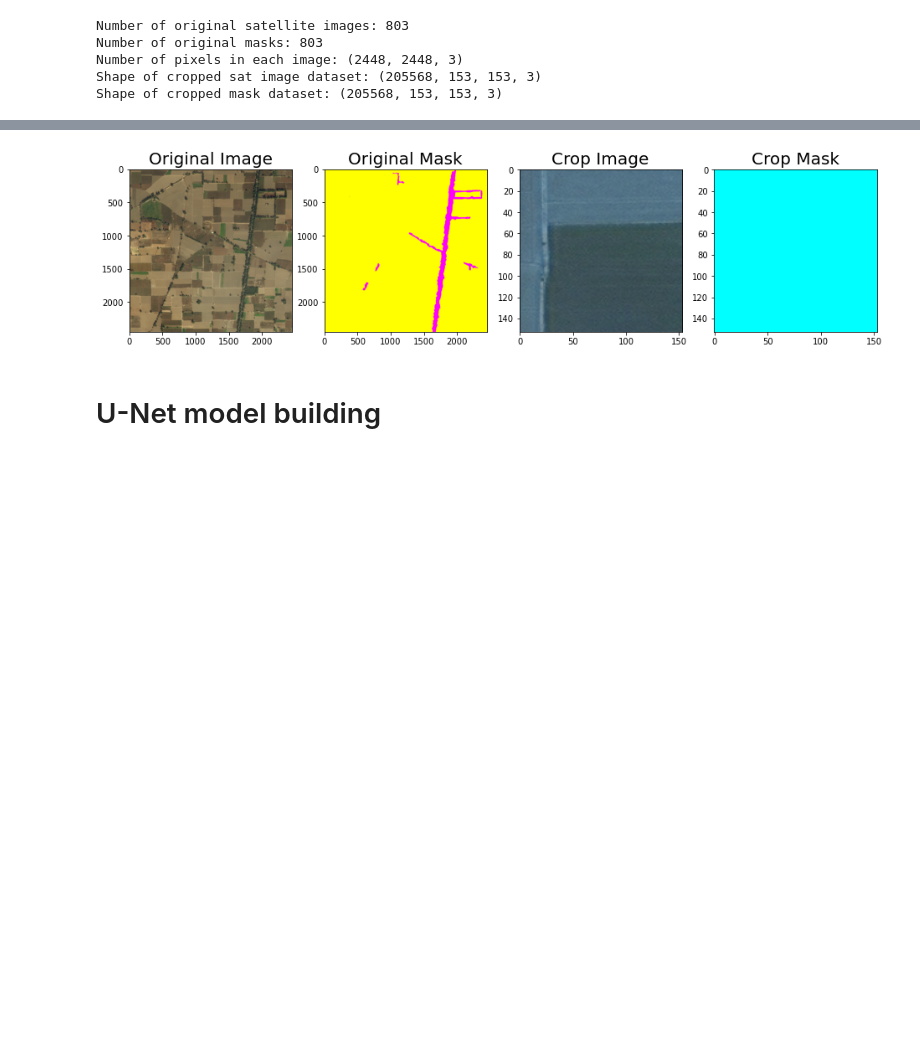
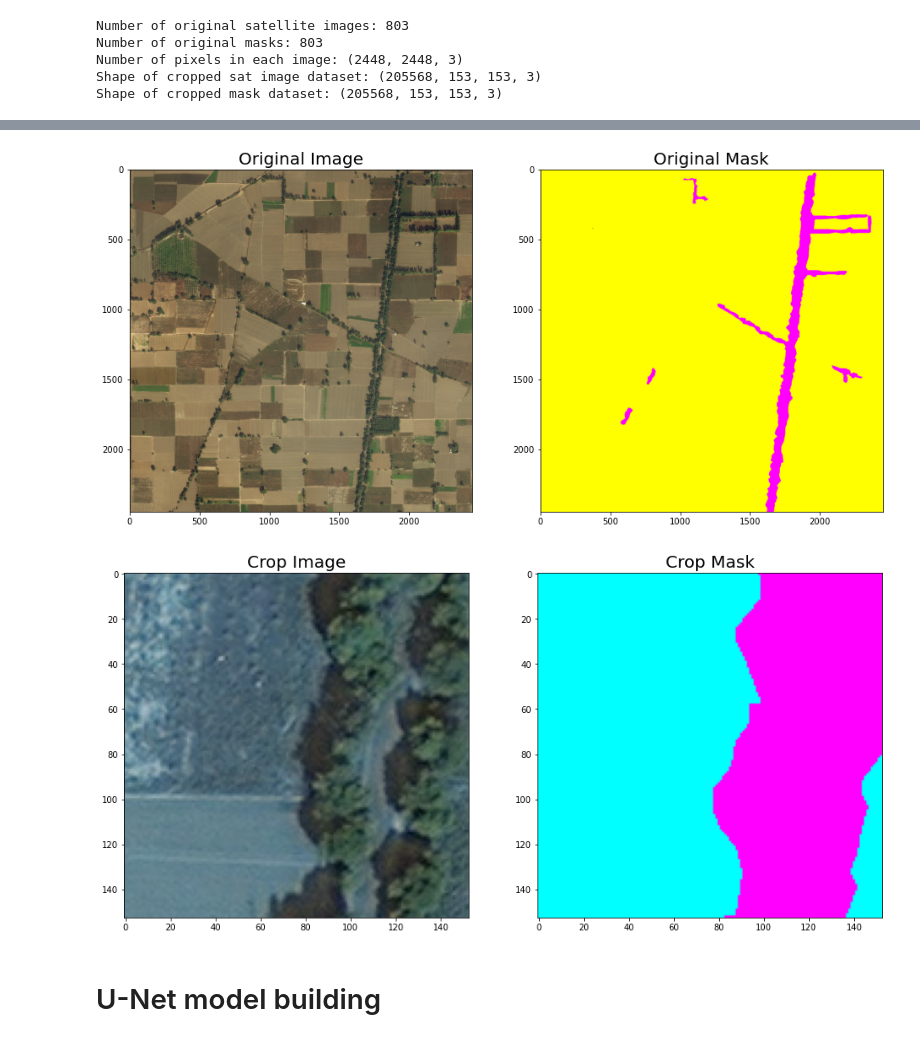
Before and after one commit to johnatawnclementawn/LandCoverSemanticSegmentation, a Jupyter notebook: landCov_semSeg.ipynb, the cells around one changed output, grey strips where cells are left out. Saved outputs shown, nothing was run; the diff lists cells and outputs as text; code cells hidden in the pictures; blank space fills up the shorter version.

```diff
--- a/landCov_semSeg.ipynb
+++ b/landCov_semSeg.ipynb
@@ -249,9 +247,10 @@ yrows = np.asarray(metadata['mask_path'])
 # Step 1: Iterate through image & corresponding mask paths and read images into memory
 # Step 2: iterate through original img matrix and crop to predefined crop height & width
 # Step 3: Save cropped matrix to working dataset
+
 cropImgIdx = 0
-# for i in range(0, len(Xrows)):
-for i in range(0, 10):
+
+for i in range(0, len(Xrows)):
   img = np.asarray(cv2.imread(Xrows[i]))
   mask = np.asarray(cv2.imread(yrows[i]))
 
@@ -259,9 +258,24 @@ for i in range(0, 10):
   for r in range(0, img.shape[0], cropImg_height):
     # Iterate through each column
     for c in range(0, img.shape[1], cropImg_width):
-      # Slice the image & mask by
+
+      # Slice mask by cropping window first
+      # That way we can check if if we're going to use the image or not
+      newMask = np.array(mask[r:r+cropImg_height, c:c+cropImg_width, :])
+
+      # Convert mask to grayscale to find distribution of classes
+      grayMask = cv2.cvtColor(newMask, cv2.COLOR_BGR2GRAY)
+      # Get frequency of each classification in the cropped mask
+      unique, frequency = np.unique(grayMask, return_counts= True)
+      frequency = frequency / (len(grayMask.flatten()))
+
+      # Check if any classes are represent 99% of image
+      # If that is the case, throw it out
+      if (frequency >= 0.99).any():
+        continue
+
+      # Crop image if we make it past the majority class checker
       newImg = np.array(img[r:r+cropImg_height, c:c+cropImg_width, :])
-      newMask = np.array(mask[r:r+cropImg_height, c:c+cropImg_width, :])
 
       X[cropImgIdx,:] = newImg
       y[cropImgIdx,:] = newMask
@@ -270,12 +309,14 @@ for i in range(0, 10):
 # %%
 ogImg = Xrows[0]
 ogmask = yrows[0]
-cropImg = X[0]
-cropMsk = y[0]
+cropImg = X[250]
+cropMsk = y[250]
 
-visualize(original_Image = ogImg, original_Mask = ogmask, crop_Image = cropImg, crop_Mask = cropMsk)
+visualize(original_Image = ogImg, original_Mask = ogmask)
+visualize(crop_Image = cropImg, crop_Mask = cropMsk)
 # %% [output]
-[figure, old version]
+[figure, new version]
+[figure, added]
 # %%
 ## Check that values are reading correctly
 # print("original Image:")
```
Also changed, not shown: parts of 4 cells of this notebook.
